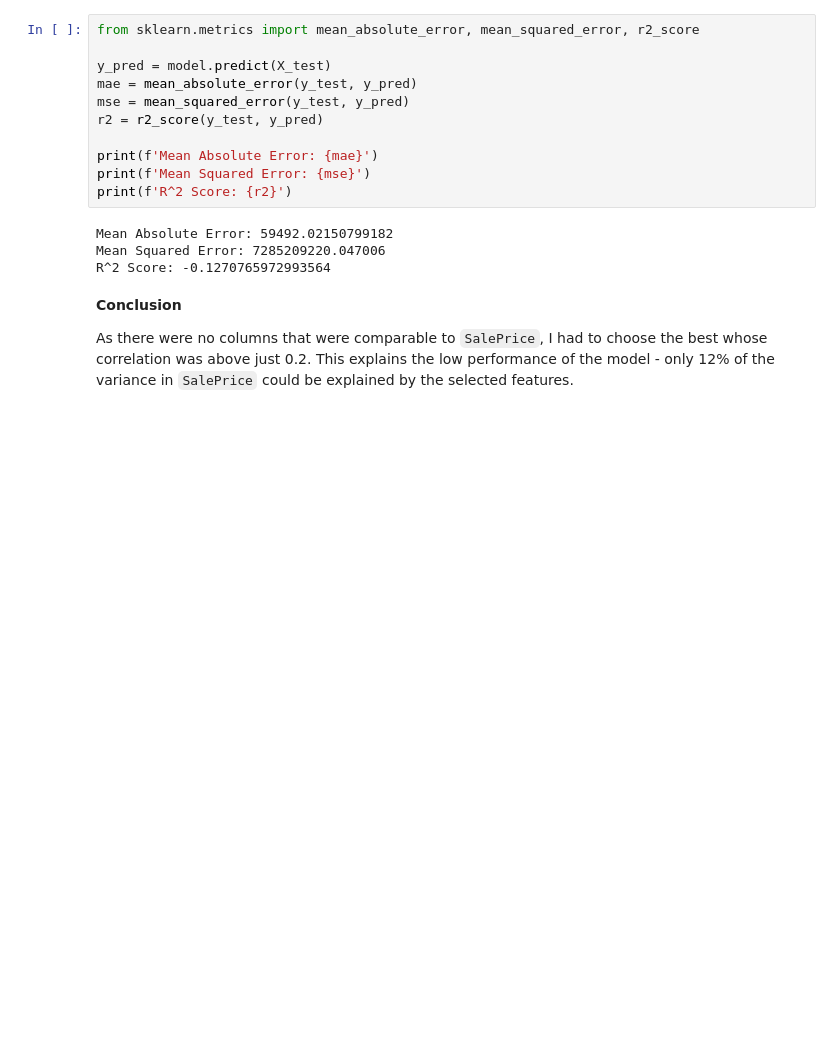
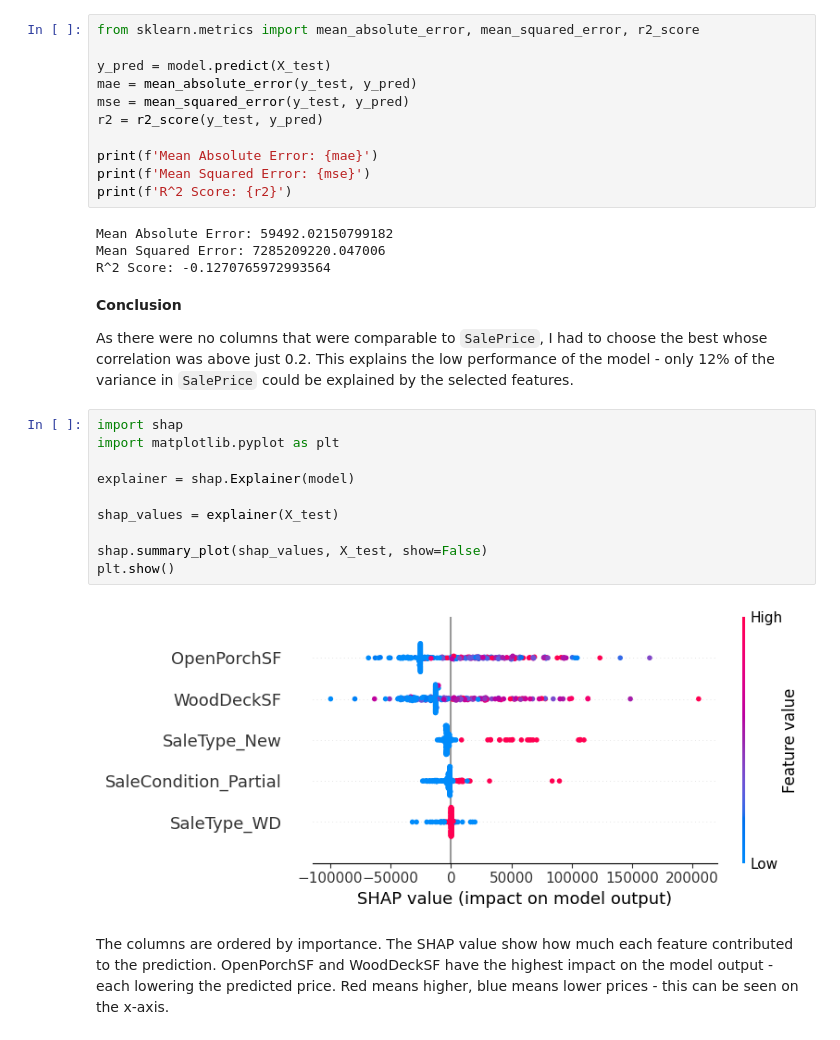
Before and after one commit to OctaMarina/house-price-prediction-integra, a Jupyter notebook: notebooks/DecisionTreeRegressor_biro_daniel.ipynb, the cells around one changed output. Saved outputs shown, nothing was run; the diff lists cells and outputs as text; blank space fills up the shorter version.

Commit message:
Added SHAP

```diff
--- a/notebooks/DecisionTreeRegressor_biro_daniel.ipynb
+++ b/notebooks/DecisionTreeRegressor_biro_daniel.ipynb
@@ -97,3 +97,17 @@ R^2 Score: -0.1270765972993564
 **Conclusion**
 
 As there were no columns that were comparable to `SalePrice`, I had to choose the best whose correlation was above just 0.2. This explains the low performance of the model - only 12% of the variance in `SalePrice` could be explained by the selected features.
+# %%
+import shap
+import matplotlib.pyplot as plt
+
+explainer = shap.Explainer(model)
+
+shap_values = explainer(X_test)
+
+shap.summary_plot(shap_values, X_test, show=False)
+plt.show()
+# %% [output]
+[figure, added]
+# %% [markdown]
+The columns are ordered by importance. The SHAP value show how much each feature contributed to the prediction. OpenPorchSF and WoodDeckSF have the highest impact on the model output - each lowering the predicted price. Red means higher, blue means lower prices - this can be seen on the x-axis.
```
